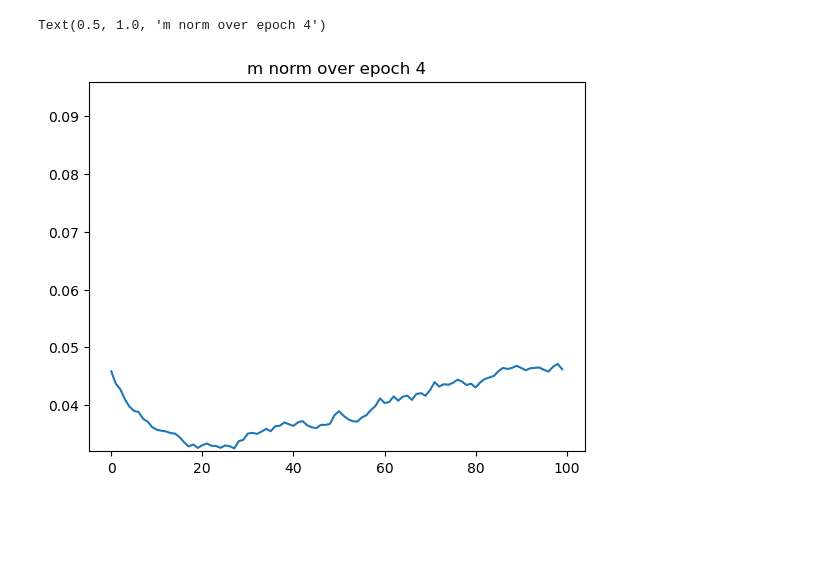
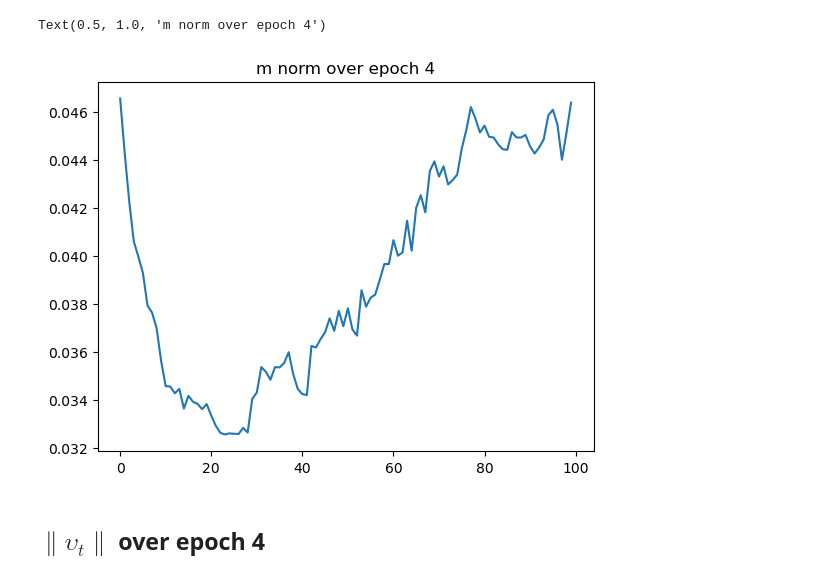
Before and after one commit to qiliuchn/training-loss-pattern, a Jupyter notebook: replication-example-analysis.ipynb, the cells around one changed output. Saved outputs shown, nothing was run; the diff lists cells and outputs as text; code cells hidden in the pictures; blank space fills up the shorter version.

```diff
--- a/replication-example-analysis.ipynb
+++ b/replication-example-analysis.ipynb
@@ -264,11 +295,13 @@ plt.plot(grad_norm_history)
 # %%
 plt.plot(m_norm_history)
 y_low = .032
-plt.ylim([y_low, 3 * y_low])
+#plt.ylim([y_low, 3 * y_low])
 plt.title('m norm over epoch 4')
 # %% [output]
 Text(0.5, 1.0, 'm norm over epoch 4')
-[figure, old version]
+[figure, new version]
+# %% [markdown]
+## $\|\upsilon_t\|$ over epoch 4
 # %%
 plt.plot(v_norm_history)
 y_low = .0009
```
Also changed, not shown: parts of 31 cells of this notebook, 6 other files.
